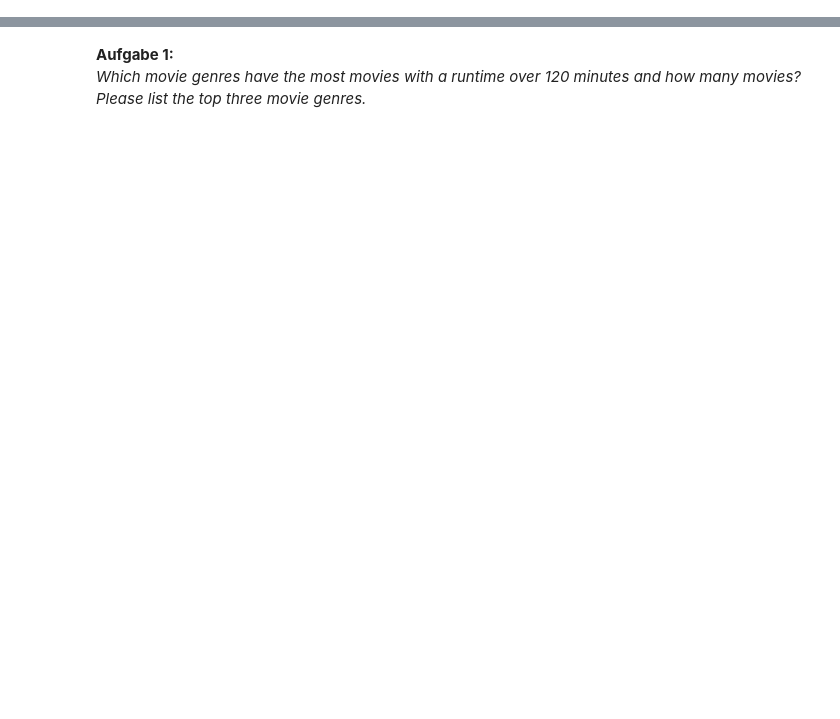
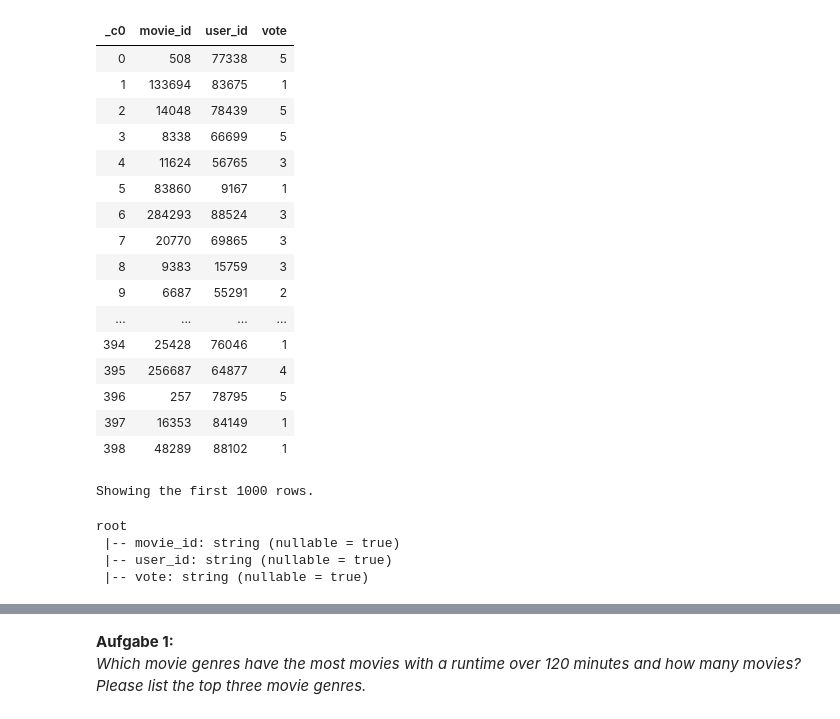
Before and after one commit to LuisaIb/Apache-Spark-Movie, a Jupyter notebook: exam.ipynb, the cells around one changed output, grey strips where cells are left out. Cells and saved outputs as stored; diff of their text form; code cells hidden in the pictures; blank space fills up the shorter version.

```diff
--- a/exam.ipynb
+++ b/exam.ipynb
@@ -16,0 +84,30 @@ df_recom = spark.read.format("csv").option("header", "true").load("dbfs:/FileSto
+# %%
+df_recom.display()
+# %% [output]
+| _c0 | movie_id | user_id | vote |
+| 0 | 508 | 77338 | 5 |
+| 1 | 133694 | 83675 | 1 |
+| 2 | 14048 | 78439 | 5 |
+| 3 | 8338 | 66699 | 5 |
+| 4 | 11624 | 56765 | 3 |
+| 5 | 83860 | 9167 | 1 |
+| 6 | 284293 | 88524 | 3 |
+| 7 | 20770 | 69865 | 3 |
+| 8 | 9383 | 15759 | 3 |
+| 9 | 6687 | 55291 | 2 |
+| ... | ... | ... | ... |
+| 394 | 25428 | 76046 | 1 |
+| 395 | 256687 | 64877 | 4 |
+| 396 | 257 | 78795 | 5 |
+| 397 | 16353 | 84149 | 1 |
+| 398 | 48289 | 88102 | 1 |
+Showing the first 1000 rows.
+# %%
+# dropping first column of recom since it's only the index and printing the schema
+df_recom = df_recom.drop("_c0")
+df_recom.printSchema()
+# %% [output]
+root
+ |-- movie_id: string (nullable = true)
+ |-- user_id: string (nullable = true)
+ |-- vote: string (nullable = true)
```
Also changed, not shown: parts of 26 cells of this notebook.
